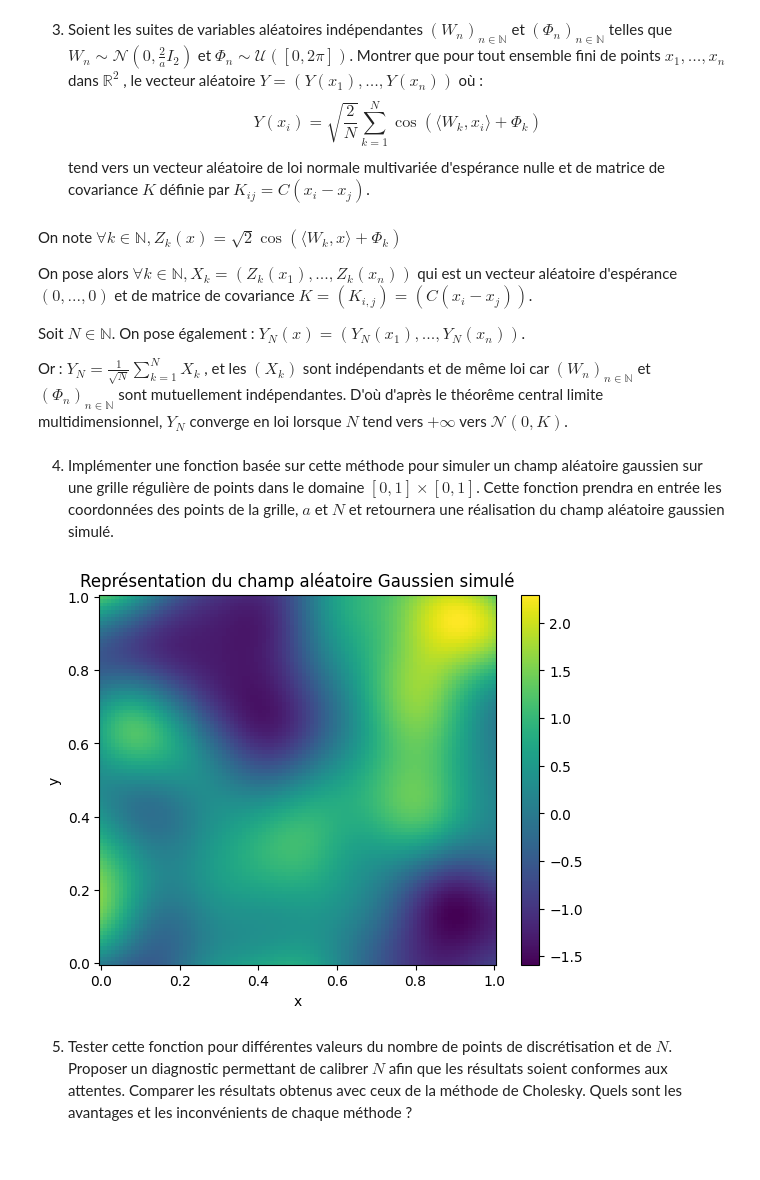
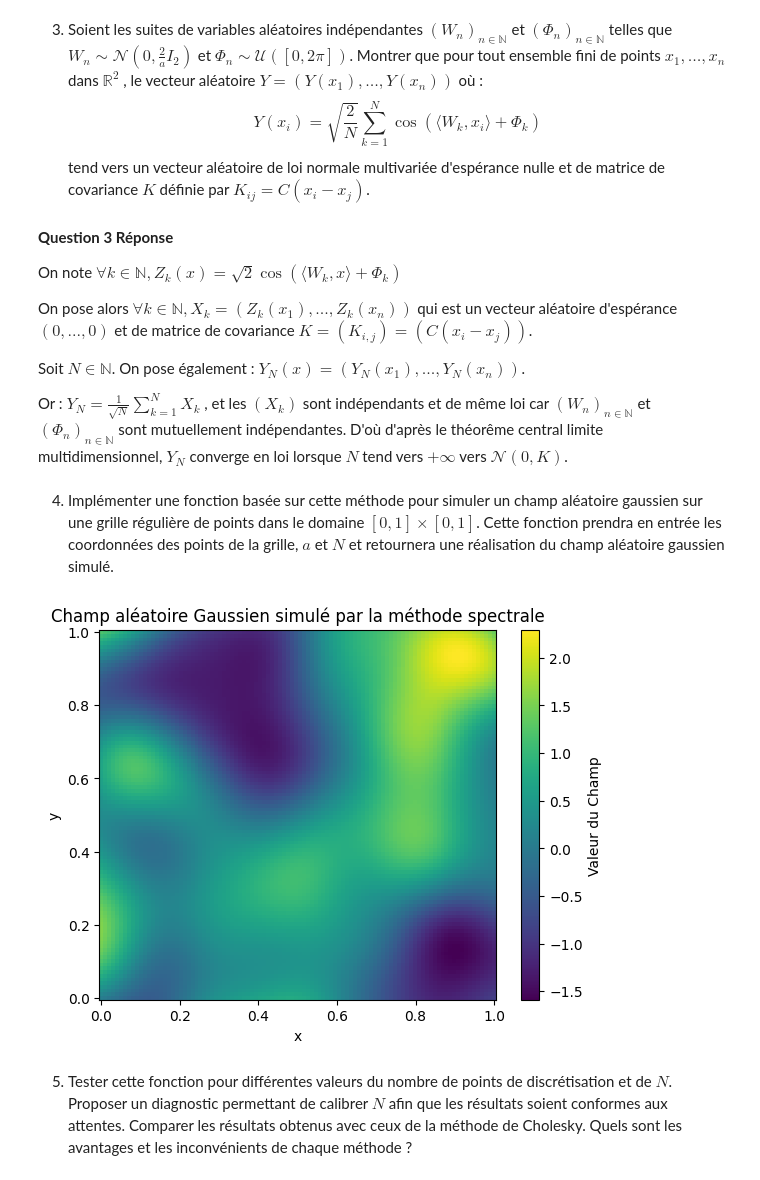
Before and after one commit to noamguillou/Projet-Probabilites, a Jupyter notebook: Pablo2.ipynb, the cells around one changed output. Drawn from its saved outputs; the diff is of its cells as text; code cells hidden in the pictures.

Commit message:
4 en cours (1 sur feuille) + revoir W

```diff
--- a/Pablo2.ipynb
+++ b/Pablo2.ipynb
@@ -170,6 +172,8 @@ D'où : $Cov(Z(x),Z(z)) = C(x-z)$ d'après la question précédente.
 $$ Y(x_i) = \sqrt{\frac{2}{N}} \sum_{k=1}^{N} \cos(\langle W_k, x_i \rangle + \Phi_k) $$
 tend vers un vecteur aléatoire de loi normale multivariée d'espérance nulle et de matrice de covariance $K$ définie par  $K_{ij} = C(x_i - x_j)$.
 # %% [markdown]
+**Question 3 Réponse**
+
 On note $\forall k \in \mathbb{N}, Z_k(x) = \sqrt{2}\cos(\langle W_k, x \rangle + \Phi_k)$
 
 On pose alors $\forall k \in \mathbb{N}, X_k = (Z_k(x_1), ...,Z_k(x_n))$ qui est un vecteur aléatoire d'espérance $(0, ..., 0)$ et de matrice de covariance $K = (K_{i,j}) = (C(x_i-x_j))$.
@@ -183,37 +187,37 @@ Or : $Y_N = \frac{1}{\sqrt{N}}\sum_{k=1}^{N}X_k$ , et les $(X_k)$ sont indépend
 import numpy as np
 
 def C(h, a):
     return np.exp(-(np.linalg.norm(h))**2/a)
 
 def methode_spectrale(liste_coordonees, a, N):
     n=len(liste_coordonees)
-    W=[np.random.standard_normal(2)*np.sqrt(2/a) for _ in range(N)]
+    W=[np.random.standard_normal(2)*np.sqrt(2/a) for _ in range(N)] #Revoir avec la matrice de COVARIANCE
     PHI=[np.random.uniform(0, 2*np.pi) for _ in range(N)]
     Y=[]
     for i in range(n):
         # on calcule la valeur de Y(x_i)
         y=0
         for k in range(N):
             y+=np.sqrt(2/N)*np.cos(np.dot(W[k], liste_coordonees[i])+ PHI[k])
         Y.append(y)
     return Y
 
 a=0.05
 N=500
 n=100
 X=np.linspace(0, 1, n, endpoint=True)
 Y=np.linspace(0, 1, n, endpoint=True)
 liste_coordonees=np.array([[X[i], Y[j]] for i in range(n) for j in range(n)])
 vecteur_gaussien=methode_spectrale(liste_coordonees, a, N)
 Z=np.array(vecteur_gaussien).reshape(n, n)
 plt.pcolormesh(X, Y, Z)#shading="gouraud"
-plt.colorbar()
+plt.colorbar(label="Valeur du Champ")
 plt.xlabel("x")
 plt.ylabel("y")
-plt.title("Représentation du champ aléatoire Gaussien simulé")
+plt.title("Champ aléatoire Gaussien simulé par la méthode spectrale")
 plt.show();
 # %% [output]
-[figure, old version]
+[figure, new version]
 # %% [markdown]
 5. Tester cette fonction pour différentes valeurs du nombre de points de discrétisation et de $N$. Proposer un diagnostic permettant de calibrer $N$ afin que les résultats soient conformes aux attentes. Comparer les résultats obtenus avec ceux de la méthode de Cholesky. Quels sont les avantages et les inconvénients de chaque méthode ?
 # %% [markdown]
```
Also changed, not shown: parts of 10 cells of this notebook.
